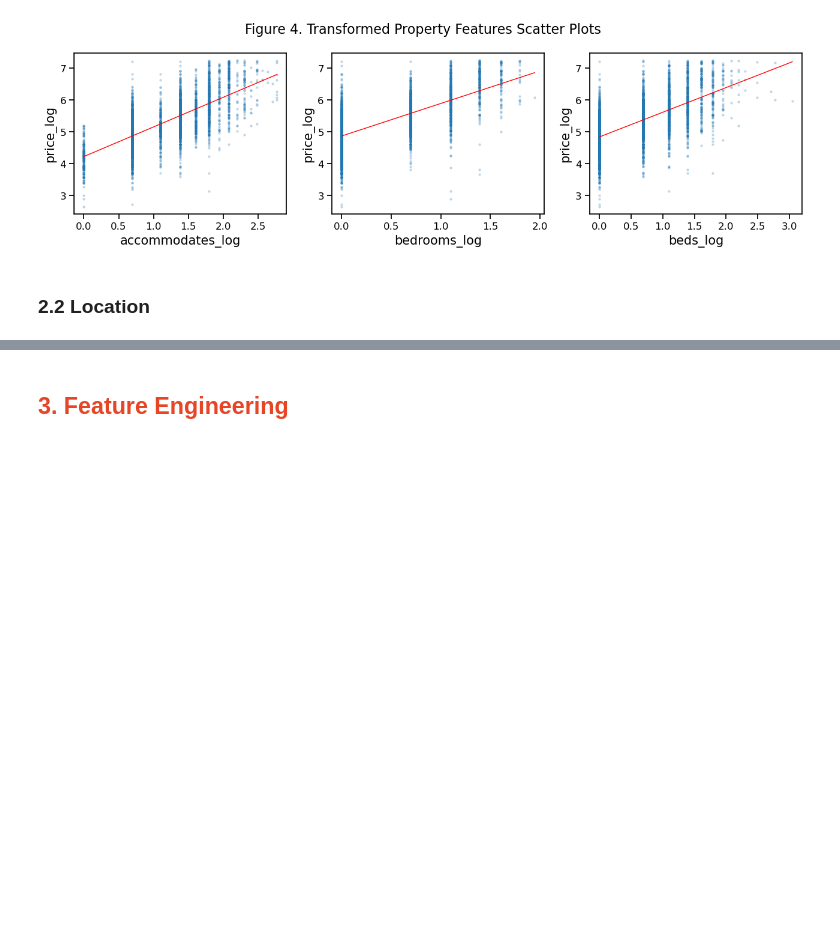
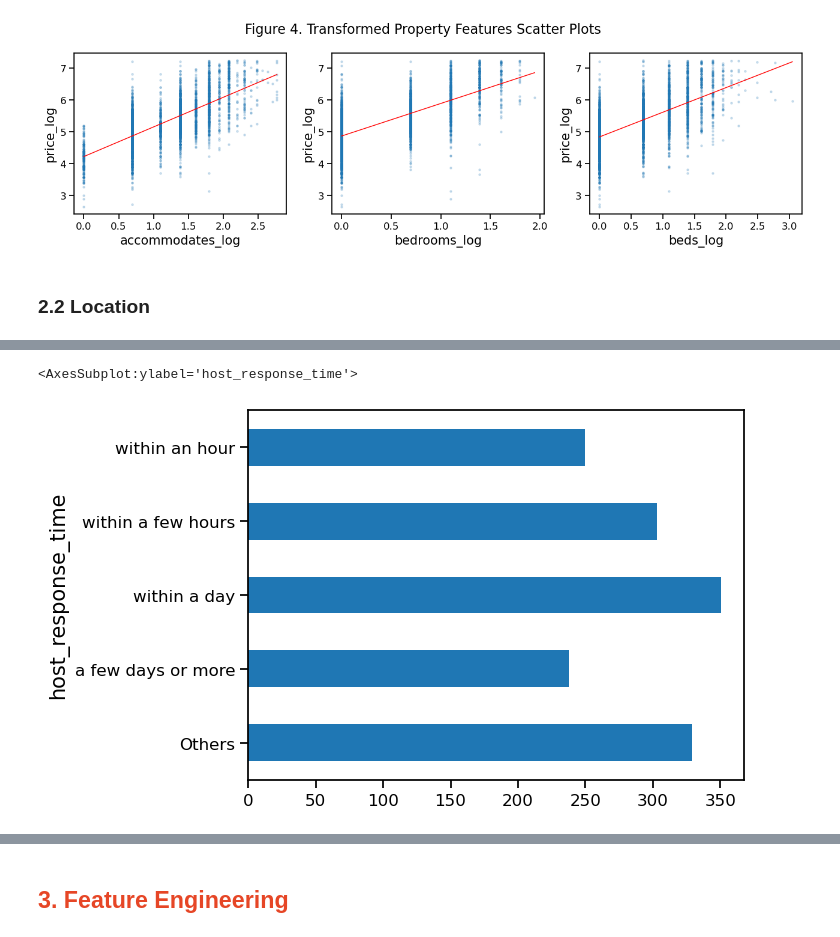
Before and after one commit to Jamielimingzhe/QBUS6810, a Jupyter notebook: QBUS6810_Group18_Notebook.ipynb, the cells around one changed output, grey strips where cells are left out. Cells and saved outputs as stored; diff of their text form; code cells hidden in the pictures; blank space fills up the shorter version.

```diff
--- a/QBUS6810_Group18_Notebook.ipynb
+++ b/QBUS6810_Group18_Notebook.ipynb
@@ -447,0 +436,5 @@ amen_table
+# %%
+train[:4000].groupby("host_response_time").mean()['price'].plot.barh()
+# %% [output]
+<AxesSubplot:ylabel='host_response_time'>
+[figure, added]
```
Also changed, not shown: parts of 51 cells of this notebook.
